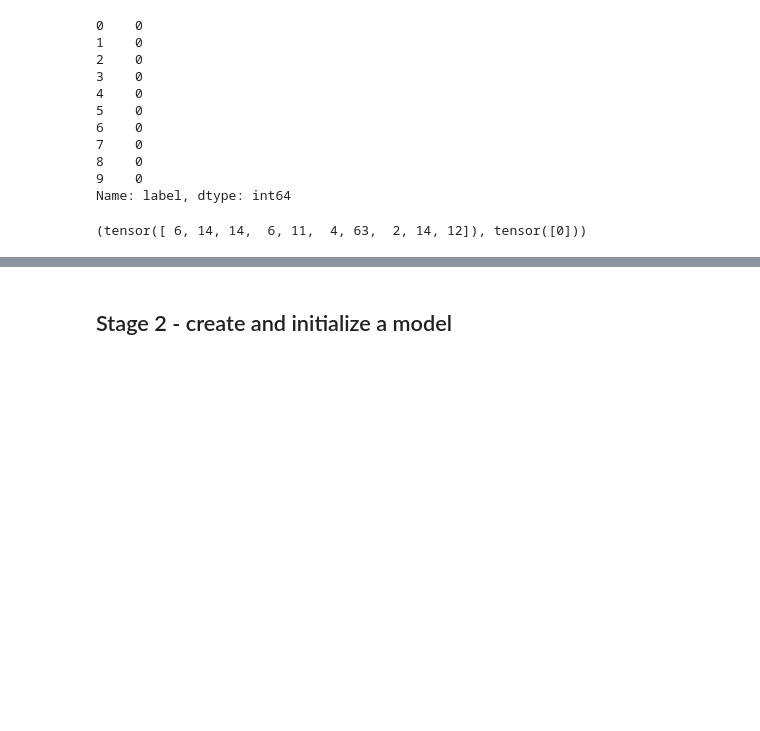
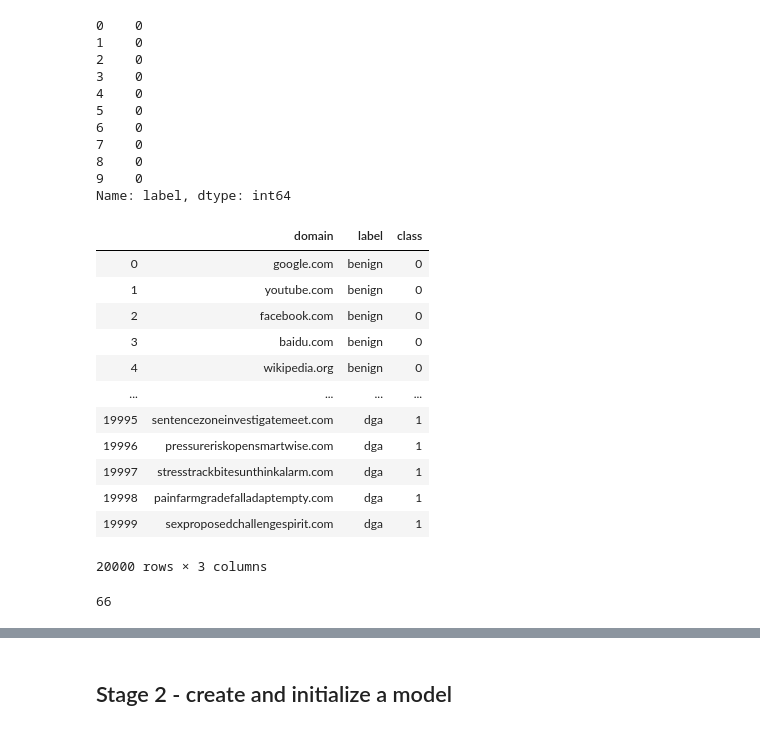
Before and after one commit to alistairwgillespie/deep_dga_detection, a Jupyter notebook: 4_Train_Deploy_DLTK.ipynb, the cells around one changed output, grey strips where cells are left out. Saved outputs shown, nothing was run; the diff lists cells and outputs as text; code cells hidden in the pictures; blank space fills up the shorter version.

```diff
--- a/4_Train_Deploy_DLTK.ipynb
+++ b/4_Train_Deploy_DLTK.ipynb
@@ -128,6 +136,43 @@ train_df['label'].head(10)
 8    0
 9    0
 Name: label, dtype: int64
+# %%
+# Training dataframe to csv
+alexa_df = pd.read_csv(
+    os.path.join(data_dir, 'alexa_top_1m.csv'),
+    names=['domain']
+).iloc[:10000]
+alexa_df['label'] = 'benign'
+
+matsnu_df = pd.DataFrame(
+    [matsnu.generate_domain() for i in range(10000)],
+    columns = ['domain']
+)
+matsnu_df['label'] = 'dga'
+
+data_df = pd.concat([alexa_df, matsnu_df]).reset_index(drop=True)
+
+class_labeler = LabelEncoder()
+
+data_df['class'] = class_labeler.fit_transform(data_df['label'])
+
+data_df.to_csv(os.path.join(data_dir, "dga.csv"), index=False)
+# %%
+data_df
+# %% [output]
+|  | domain | label | class |
+| 0 | google.com | benign | 0 |
+| 1 | youtube.com | benign | 0 |
+| 2 | facebook.com | benign | 0 |
+| 3 | baidu.com | benign | 0 |
+| 4 | wikipedia.org | benign | 0 |
+| ... | ... | ... | ... |
+| 19995 | sentencezoneinvestigatemeet.com | dga | 1 |
+| 19996 | pressureriskopensmartwise.com | dga | 1 |
+| 19997 | stresstrackbitesunthinkalarm.com | dga | 1 |
+| 19998 | painfarmgradefalladaptempty.com | dga | 1 |
+| 19999 | sexproposedchallengespirit.com | dga | 1 |
+20000 rows × 3 columns
 # %%
 import os
 import pandas as pd
@@ -203,9 +238,9 @@ class DGADataset(Dataset):
     def __len__(self):
         return self.data_len
 # %%
-DGADataset('data', 'alexa_top_1m.csv', 10).__getitem__(0)
+len(DomainDataset('data', 'alexa_top_1m.csv').all_chars)
 # %% [output]
-(tensor([ 6, 14, 14,  6, 11,  4, 63,  2, 14, 12]), tensor([0]))
+66
 # %%
 from torch.utils.data import DataLoader
 from torch.nn.utils.rnn import pad_sequence
```
Also changed, not shown: parts of 28 cells of this notebook.
